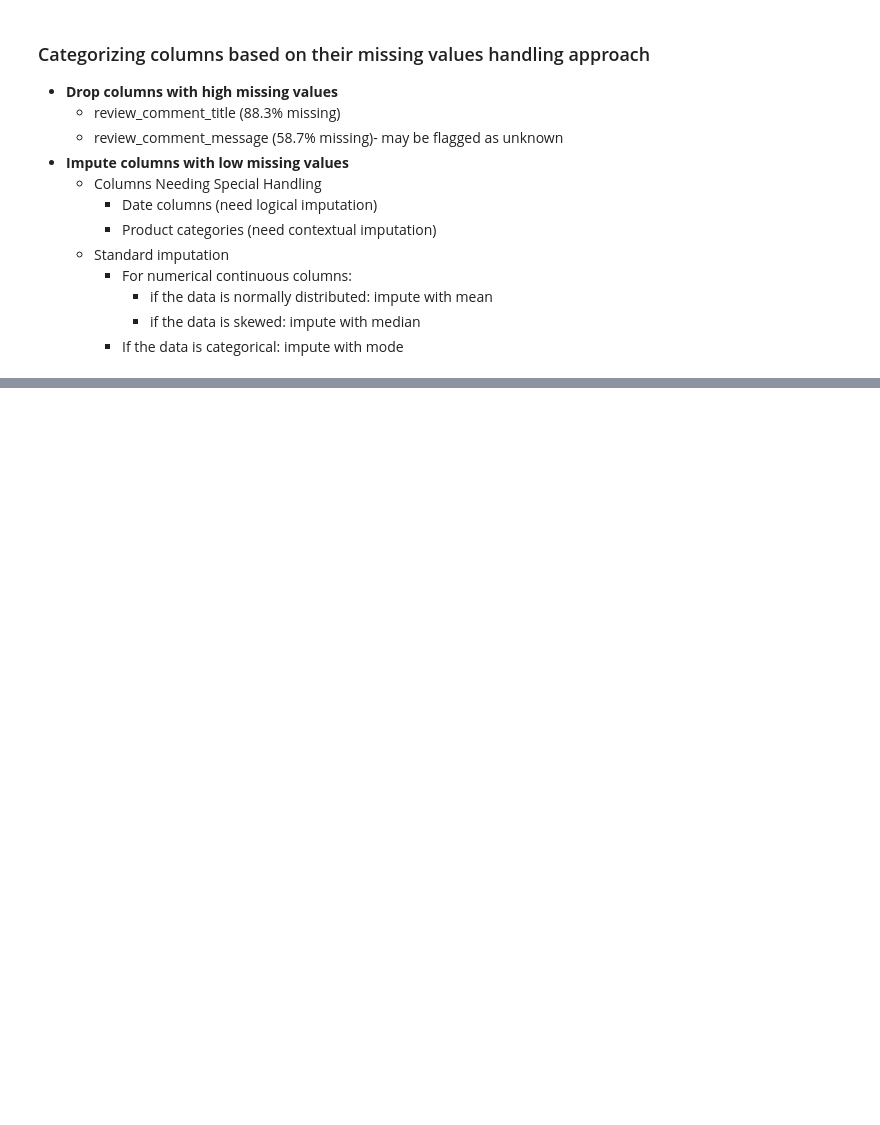
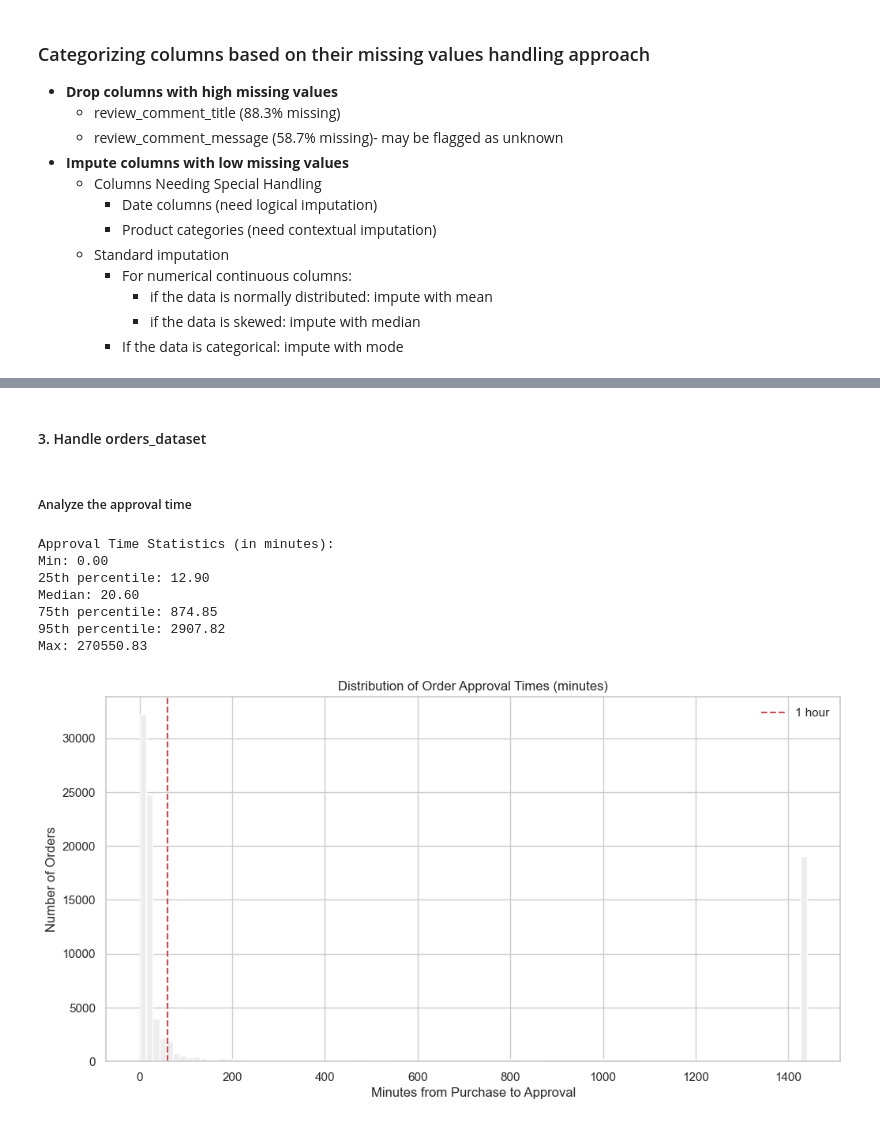
Before and after one commit to shanusaras/Customer_Churn_Prediction_and_Retention_Dashboard, a Jupyter notebook: notebooks/01_data_cleaning.ipynb, the cells around one changed output, grey strips where cells are left out. Cells and saved outputs as stored; diff of their text form; code cells hidden in the pictures; blank space fills up the shorter version.

Commit message:
missing values are handled for orders dataset with specific logic for approval times and delivery times

```diff
--- a/notebooks/01_data_cleaning.ipynb
+++ b/notebooks/01_data_cleaning.ipynb
@@ -710,0 +493,2 @@ for name, df in data.items():
+# %% [markdown]
+#### 3. Handle orders_dataset
@@ -710,0 +501,45 @@ for name, df in data.items():
+# %% [markdown]
+##### Analyze the approval time
+# %%
+# Calculate time difference between order approval and purchase
+if 'order_approved_at' in orders.columns:
+
+    # Convert to datetime if not already
+    orders['order_purchase_timestamp'] = pd.to_datetime(orders['order_purchase_timestamp'])
+    orders['order_approved_at'] = pd.to_datetime(orders['order_approved_at'])
+
+    # Calculate approval time in minutes
+    orders['approval_time_minutes'] = (
+        orders['order_approved_at'] - orders['order_purchase_timestamp']
+    ).dt.total_seconds() / 60
+
+    # Remove any negative times (data errors)
+    approval_times = orders[orders['approval_time_minutes'] >= 0]['approval_time_minutes']
+
+    # Print statistics
+    print("Approval Time Statistics (in minutes):")
+    print(f"Min: {approval_times.min():.2f}")
+    print(f"25th percentile: {approval_times.quantile(0.25):.2f}")
+    print(f"Median: {approval_times.median():.2f}")
+    print(f"75th percentile: {approval_times.quantile(0.75):.2f}")
+    print(f"95th percentile: {approval_times.quantile(0.95):.2f}")
+    print(f"Max: {approval_times.max():.2f}")
+
+    # Plot distribution
+    plt.figure(figsize=(12, 6))
+    plt.hist(approval_times.clip(upper=1440), bins=100)  # Clip at 24 hours(1440 min) for better visualization
+    plt.title('Distribution of Order Approval Times (minutes)')
+    plt.xlabel('Minutes from Purchase to Approval')
+    plt.ylabel('Number of Orders')
+    plt.axvline(x=60, color='r', linestyle='--', label='1 hour') # dashed line at 60 min to highlight how much orders are approved in 1 hour
+    plt.legend()
+    plt.show()
+# %% [output]
+Approval Time Statistics (in minutes):
+Min: 0.00
+25th percentile: 12.90
+Median: 20.60
+75th percentile: 874.85
+95th percentile: 2907.82
+Max: 270550.83
+[figure, added]
```
Also changed, not shown: parts of 21 cells of this notebook.
